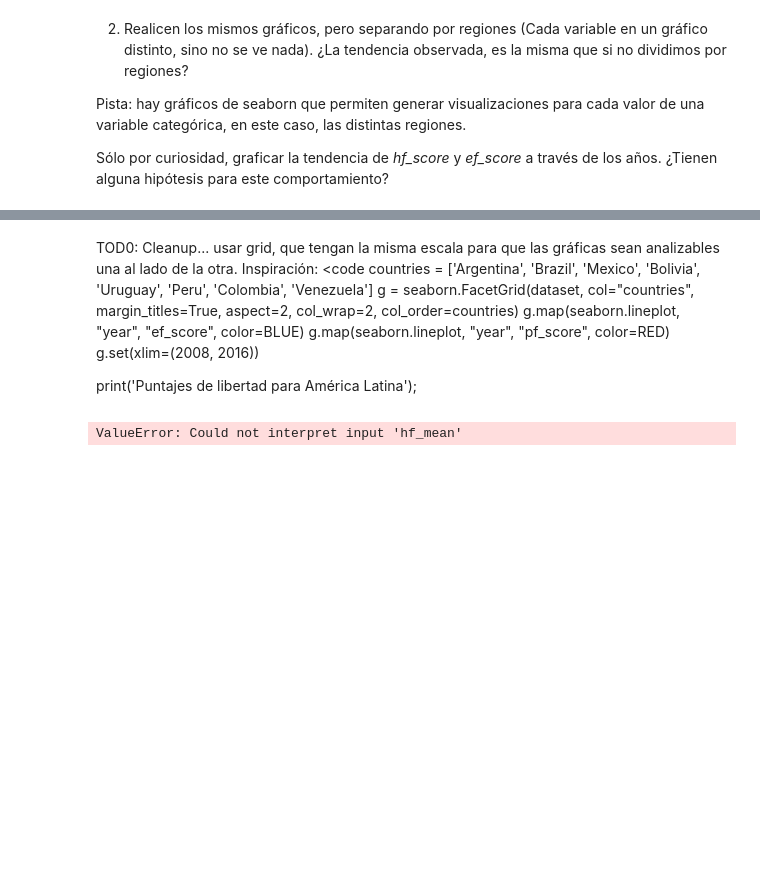
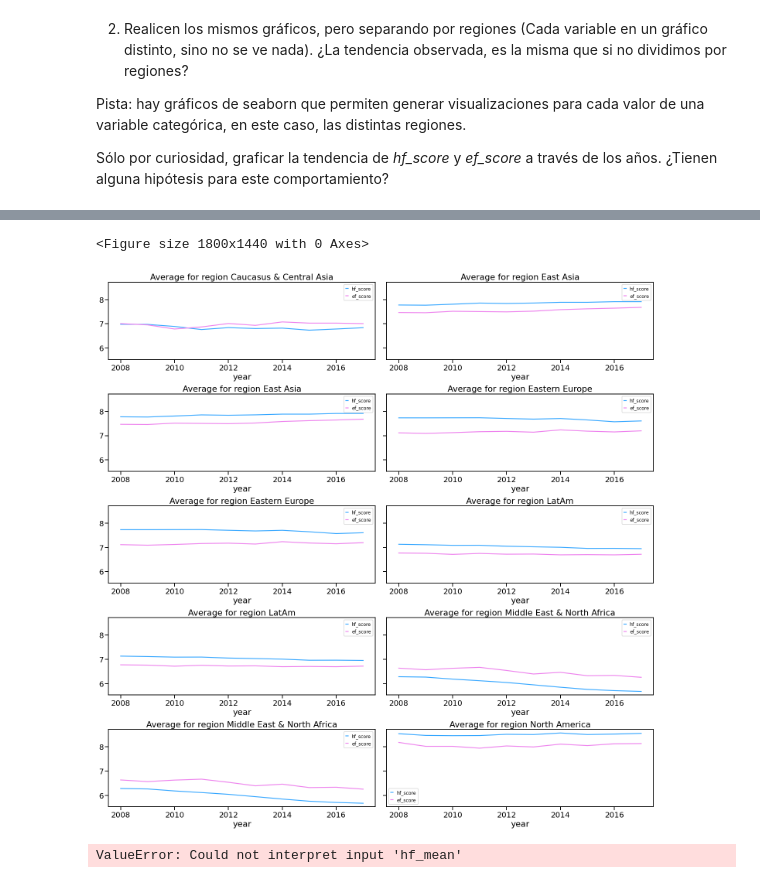
Before and after one commit to diplodatos2020-grupo5/AnalisisyVisualizacion, a Jupyter notebook: practico.ipynb, the cells around one changed output, grey strips where cells are left out. Drawn from its saved outputs; the diff is of its cells as text; code cells hidden in the pictures; blank space fills up the shorter version.

```diff
--- a/practico.ipynb
+++ b/practico.ipynb
@@ -318,18 +318,26 @@ plot_for_regions(regions)
-# %% [markdown]
-TOD0: Cleanup... usar grid, que tengan la misma escala para que las gráficas sean analizables una al lado de la otra.
-Inspiración:
-<code
-countries = ['Argentina', 'Brazil', 'Mexico', 'Bolivia',
-             'Uruguay', 'Peru', 'Colombia', 'Venezuela']
-g = seaborn.FacetGrid(dataset, col="countries",
-                      margin_titles=True, aspect=2, col_wrap=2,
-                      col_order=countries)
-g.map(seaborn.lineplot, "year", "ef_score", color=BLUE)
-g.map(seaborn.lineplot, "year", "pf_score", color=RED)
-g.set(xlim=(2008, 2016))
-
-print('Puntajes de libertad para América Latina');
->
+# %%
+def region_dfs_with_hf_ef(region):
+    region_raw = data_[data_.region==region]
+    region_df = pandas.concat([pandas.DataFrame(region_raw.loc[:,'year']),pandas.DataFrame(region_raw.loc[:,'ef_score'])],axis=1)
+    region_df["hf_score"] =region_raw.loc[:,'hf_score']
+    region_df
+    return region_df
+def plot_for_regions_hf_ef(regions):
+    columns = list(range(2))
+    rows = list(range(len(regions) // len(columns)))
+    for i in rows:
+        for j in columns:
+            seaborn.lineplot(x="year", y="hf_score",data=region_dfs_with_hf_ef(regions[i+j]),ax=ax[i,j], color=BLUE)
+            seaborn.lineplot(x="year", y="ef_score",data=region_dfs_with_hf_ef(regions[i+j]), ax=ax[i,j],color="violet")
+            ax[i,j].set(ylabel=None, xlabel='year', title="Average for region "+regions[i+j])
+            ax[i,j].legend(labels=['hf_score','ef_score'],handlelength=.5,fontsize=12)
+
+plt.figure(figsize=(25, 20))
+fig, ax =plt.subplots(5,2,constrained_layout=True, figsize=(20,20),sharey=True)
+plot_for_regions_hf_ef(regions)
+# %% [output]
+<Figure size 1800x1440 with 0 Axes>
+[figure, added]
 # %%
 hf_lat_scat = seaborn.scatterplot(x="year", y="hf_mean", data=LatAm)
 # %% [output]
```
Also changed, not shown: parts of 1 cell of this notebook.
